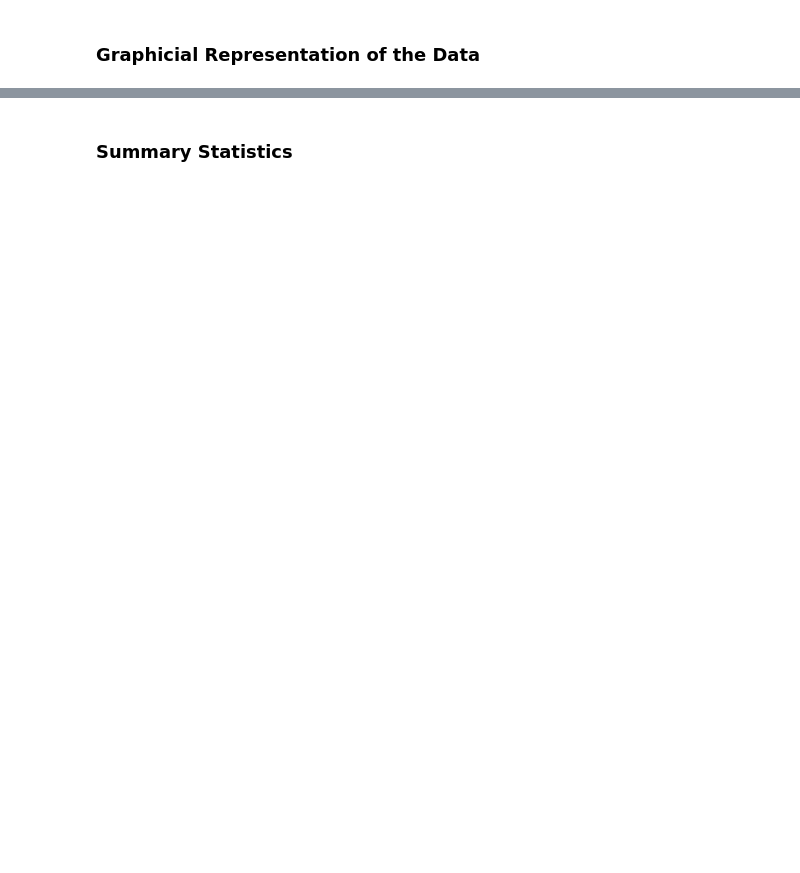
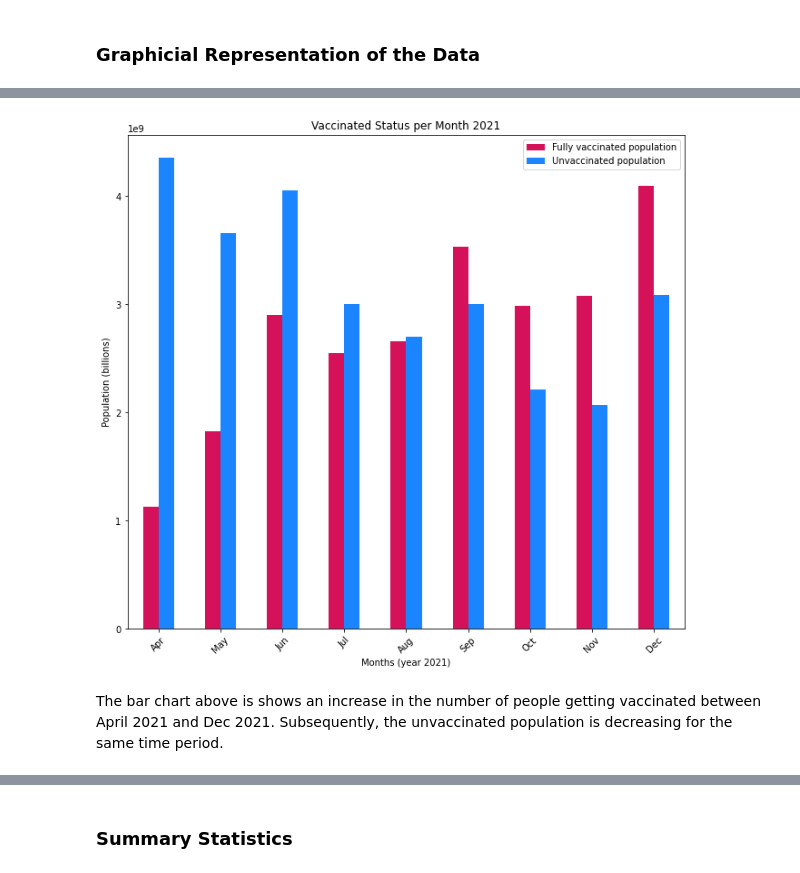
Before and after one commit to WayBurke/Project1-Group2, a Jupyter notebook: Project-1_COVID-19.ipynb, the cells around one changed output, grey strips where cells are left out. Cells and saved outputs as stored; diff of their text form; code cells hidden in the pictures; blank space fills up the shorter version.

```diff
--- a/Project-1_COVID-19.ipynb
+++ b/Project-1_COVID-19.ipynb
@@ -29,0 +199,7 @@ import csv
+# %%
+#Month Dictionary to be used for sorting
+month_dict = {'Jan':1,'Feb':2,'Mar':3, 'Apr':4, 'May':5, 'Jun':6,
+              'Jul':7, 'Aug':8, 'Sep':9, 'Oct':10, 'Nov':11, 'Dec':12}
+
+vax_data = vax_data.sort_values('month', key = lambda x : x.apply (lambda x : month_dict[x]))
+vax_data.head()
@@ -31,0 +217,9 @@ import csv
+# %%
+#Using Matplotlib library to determine the colors with color blindness in mind
+dodger_blue = mcolors.to_rgb("#1A85FF")
+debian_red = mcolors.to_rgb("#D41159")
+# %%
+#Group by Month
+vax_data_grouped = vax_data.groupby(["month"])
+
+vax_data_grouped
@@ -31,0 +232,5 @@ import csv
+# %%
+#Converted the Groupby to a Dataframe for Population
+vax_pop_df = pd.DataFrame(vax_data_grouped[["Fully vaccinated population","Unvaccinated population"]].sum())
+vax_pop_df = vax_pop_df.sort_values('month', key = lambda x : x.apply (lambda x : month_dict[x]))
+vax_pop_df
@@ -31,0 +249,12 @@ import csv
+# %%
+#Plotting the general populatin vaccination status
+vax_pop_plot = vax_pop_df.plot.bar(rot=45, title="Vaccinated Status per Month 2021", figsize= (11,10),
+                                  color={"Unvaccinated population": dodger_blue, "Fully vaccinated population":debian_red})
+vax_pop_plot.set_ylabel("Population (billions)")
+vax_pop_plot.set_xlabel("Months (year 2021)")
+vax_pop_plot.legend(loc="best")
+plt.savefig("images/us_vax_status.png")
+# %% [output]
+[figure, added]
+# %% [markdown]
+The bar chart above is shows an increase in the number of people getting vaccinated between April 2021 and Dec 2021. Subsequently, the unvaccinated population is decreasing for the same time period.
```
Also changed, not shown: parts of 109 cells of this notebook, 28 other files.
